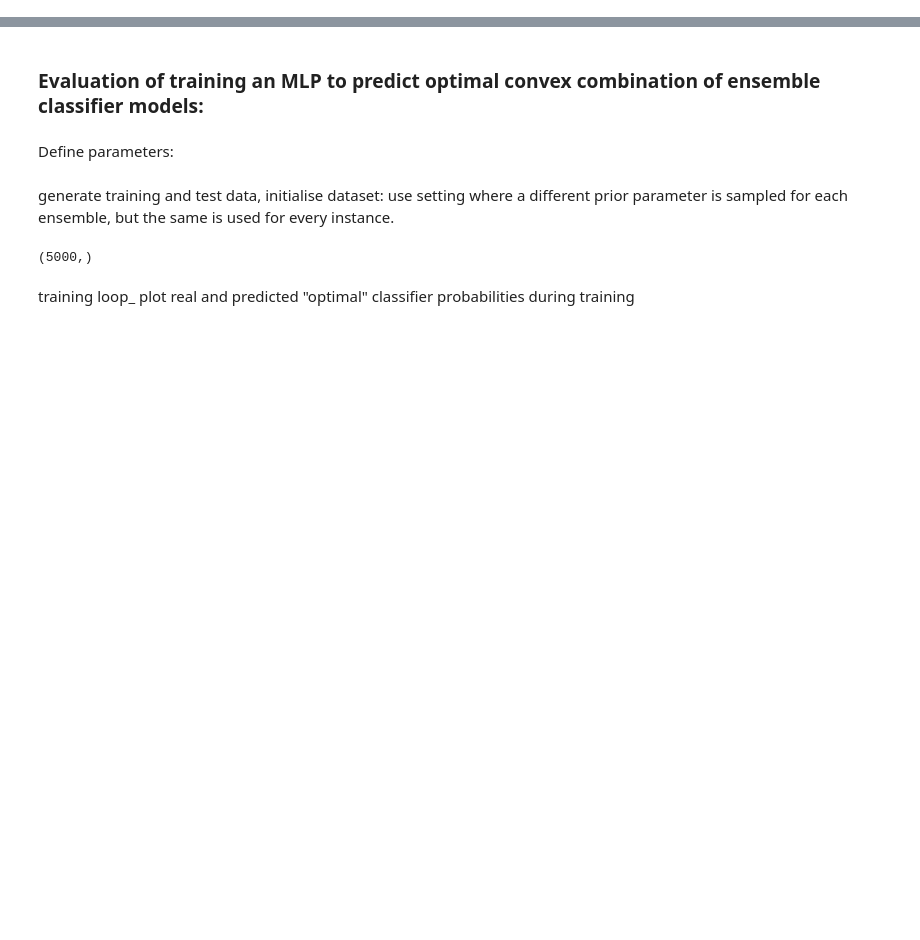
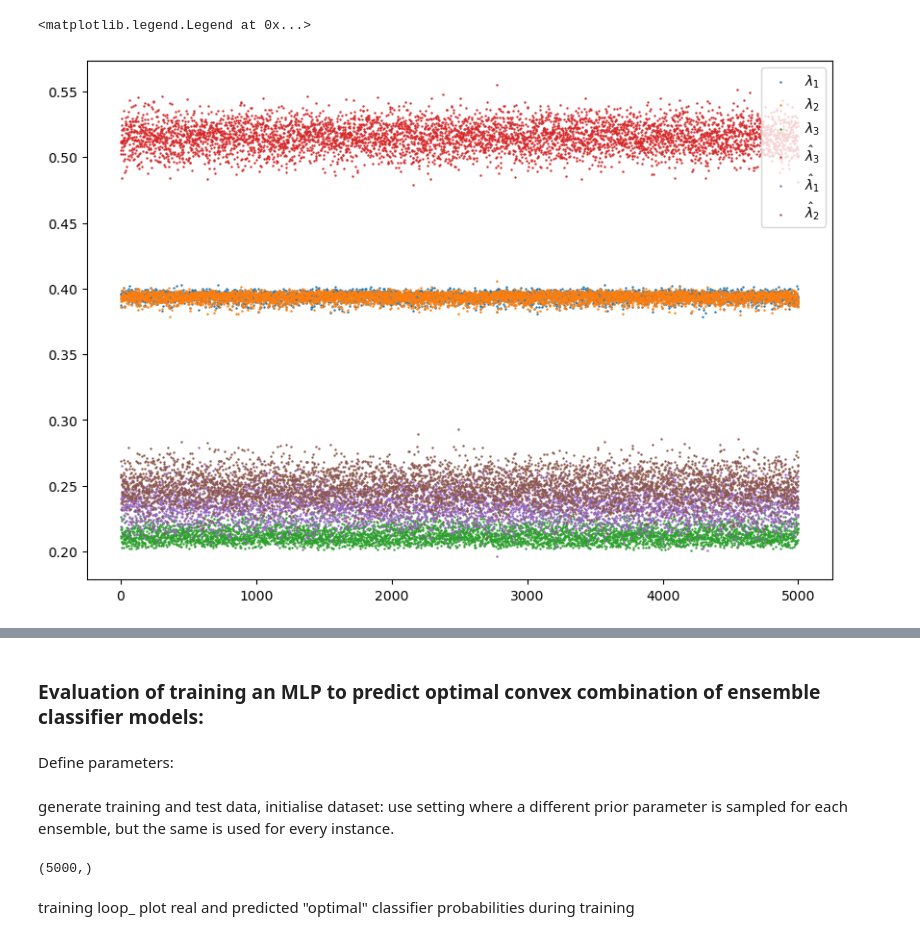
Before and after one commit to mkjuergens/EnsembleCalibration, a Jupyter notebook: notebooks/mlp_training_calibration.ipynb, the cells around one changed output, grey strips where cells are left out. Drawn from its saved outputs; the diff is of its cells as text; code cells hidden in the pictures; blank space fills up the shorter version.

```diff
--- a/notebooks/mlp_training_calibration.ipynb
+++ b/notebooks/mlp_training_calibration.ipynb
@@ -17,0 +84,17 @@ from ensemblecalibration.calibration.p_value_analysis import npbe_test_vaicenavi
+# %%
+weights_pred = model(torch.from_numpy(p_probs).float()).detach().numpy()
+
+fig, ax = plt.subplots(1, 1, figsize=(10, 7))
+x = np.linspace(0, N_INST_TRAIN, N_INST_TRAIN)
+ax.scatter(x, weights[:, 0], s=0.5, label = "$\lambda_1$")
+ax.scatter(x, weights[:, 1],s=0.5, label = "$\lambda_2$")
+ax.scatter(x, weights[:, 2], s=0.5, label = "$\lambda_3$")
+
+ax.scatter(x, weights_pred[:, 2], s=0.5, label = "$\hat{\lambda}_3$")
+ax.scatter(x, weights_pred[:, 0], s=0.5, label = "$\hat{\lambda}_1$")
+ax.scatter(x, weights_pred[:, 1], s=0.5, label = "$\hat{\lambda}_2$")
+
+plt.legend()
+# %% [output]
+<matplotlib.legend.Legend at 0x...>
+[figure, added]
```
Also changed, not shown: parts of 44 cells of this notebook, 7 other files.
